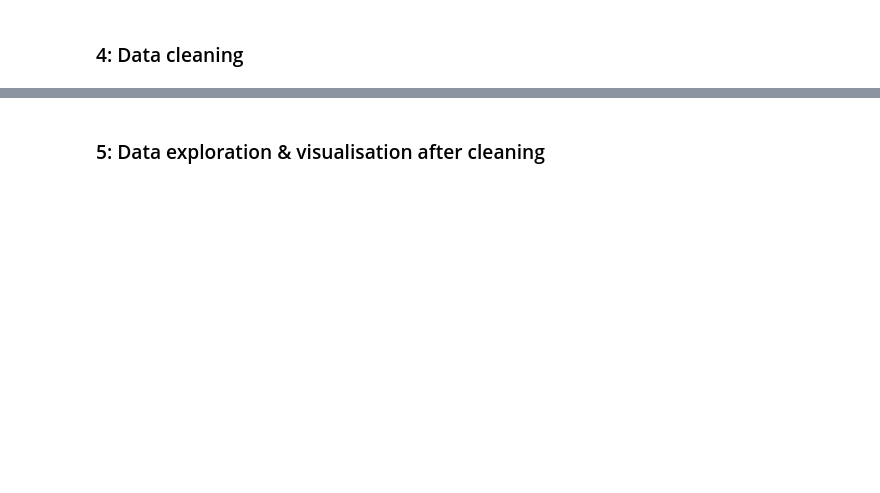
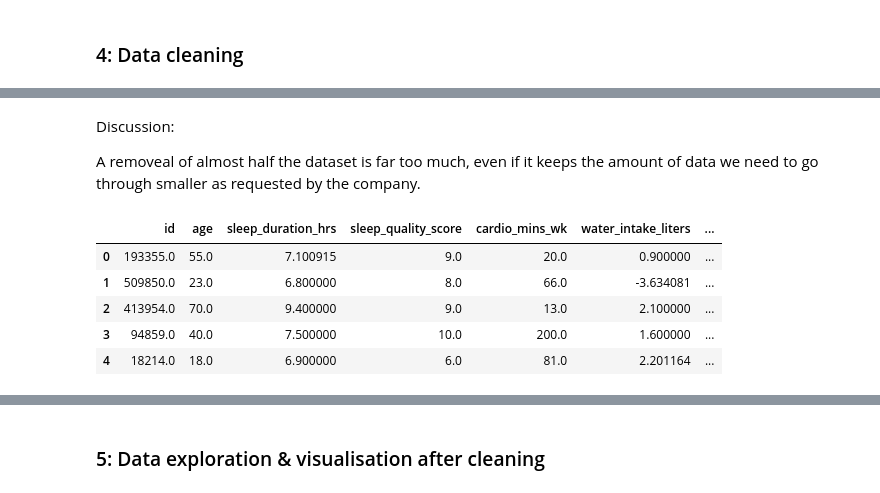
Before and after one commit to sondre04aasheim-spec/Deliverable_5_DAT200, a Jupyter notebook: CA4_group_30_v5.ipynb, the cells around one changed output, grey strips where cells are left out. Drawn from its saved outputs; the diff is of its cells as text; code cells hidden in the pictures; blank space fills up the shorter version.

```diff
--- a/CA4_group_30_v5.ipynb
+++ b/CA4_group_30_v5.ipynb
@@ -196,0 +224,28 @@ plt.show()
+# %% [markdown]
+ Discussion:
+
+A removeal of almost half the dataset is far too much, even if it keeps the amount of data we need to go through smaller as requested by the company.
+# %%
+# !!! Can come back to test replacements for "mean"
+# Impute missing values using the column mean
+imputer = SimpleImputer(missing_values=np.nan, strategy="mean") # Other popular choices: "median", "most_frequent"
+imputer.fit(MoCA_train.values)
+imputed_data = imputer.transform(MoCA_train.values)
+
+# SimpleImputer converts the dataset to a NumPy array so we need to convert it back to a
+# pandas DataFrame to use our helper function
+MoCA_train_dropNA = pd.DataFrame(imputed_data)
+
+# Changes the names for the feautres back to their orginial names
+MoCA_train_dropNA.columns = ['id', 'age', 'sleep_duration_hrs', 'sleep_quality_score',
+'cardio_mins_wk', 'water_intake_liters', 'screen_time_recreational_hrs', 'social_media_hrs',
+'blood_pressure_sys', 'diet_ultra_processed_pct', 'diet_omega3_freq', 'smoking_status',
+'alcohol_drinks_wk', 'novel_learning_hrs_wk', 'social_connection_score', 'chronic_stress_score', 'target']
+MoCA_train_dropNA.head()
+# %% [output]
+|  | id | age | sleep_duration_hrs | sleep_quality_score | cardio_mins_wk | water_intake_liters | ... |
+| 0 | 193355.0 | 55.0 | 7.100915 | 9.0 | 20.0 | 0.900000 | ... |
+| 1 | 509850.0 | 23.0 | 6.800000 | 8.0 | 66.0 | -3.634081 | ... |
+| 2 | 413954.0 | 70.0 | 9.400000 | 9.0 | 13.0 | 2.100000 | ... |
+| 3 | 94859.0 | 40.0 | 7.500000 | 10.0 | 200.0 | 1.600000 | ... |
+| 4 | 18214.0 | 18.0 | 6.900000 | 6.0 | 81.0 | 2.201164 | ... |
```
Also changed, not shown: parts of 9 cells of this notebook.
